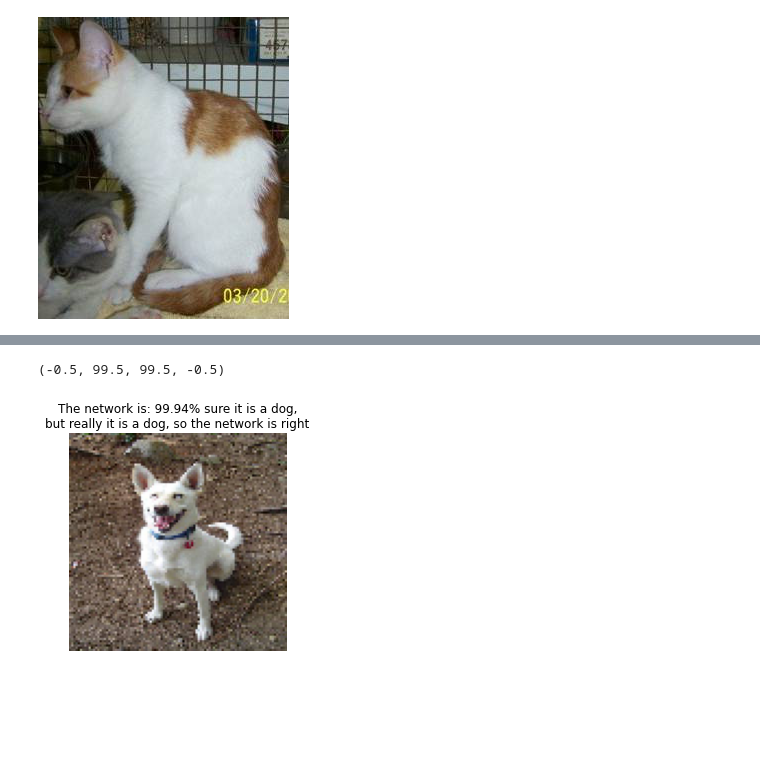
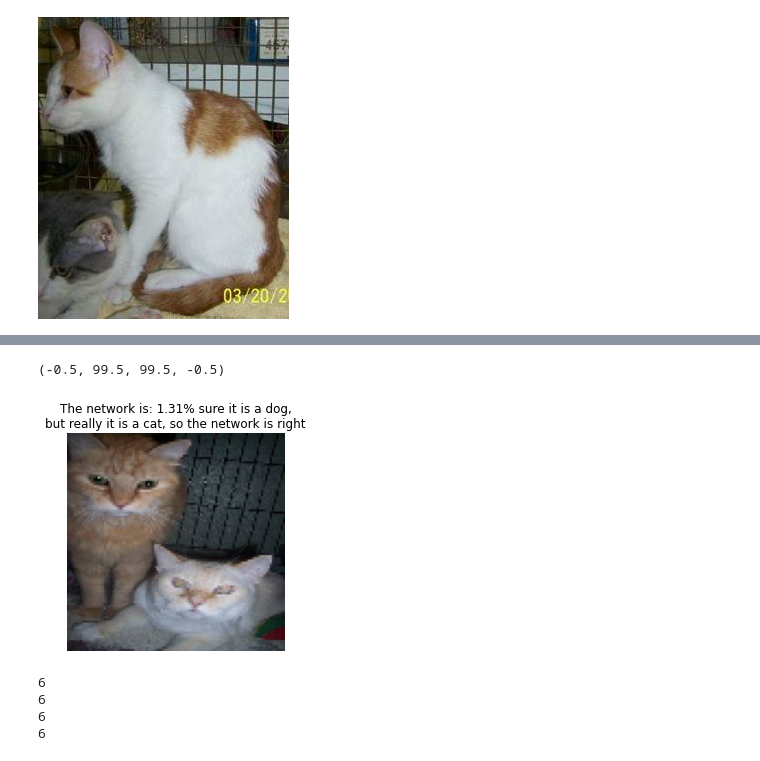
Before and after one commit to Mik3KL0/ML_Python_Proj, a Jupyter notebook: 46341.ipynb, the cells around one changed output, grey strips where cells are left out. Drawn from its saved outputs; the diff is of its cells as text; code cells hidden in the pictures; blank space fills up the shorter version.

```diff
--- a/46341.ipynb
+++ b/46341.ipynb
@@ -54,7 +56,7 @@ def show_rgb_layers(image, subplots_args=dict()):
 # %%
 from imports_for_ML import load_images
 
-x, y = load_images(img_dir, n_images=15000, resize=(100, 100))
+x, y = load_images(img_dir, n_images=20000, resize=(100, 100))
 # %% [output]
 **************************************************
 **************************************************
@@ -166,2 +175,4 @@ _________________________________________________________________
+# %%
+model = keras.models.load_model(r'G:\My Drive\My Uni\Koźmin\Semester_2\Intro_python\Python_Proj\ML_Python_Proj\Michal_Kloska_46341_model')
 # %%
 plt.plot(history.history['accuracy'], label='training')
@@ -210,17 +220,18 @@ test_sample = x_test[:25]
 predictions = model.predict(test_sample)
 true_labels = y_test[:25]
 # %%
-check_idx = 2
+check_idx = 10
+#predictions = model.predict(test_sample[check_idx].reshape(1,100,100,3))
 plt.imshow(test_sample[check_idx] / 255)
 
 text = 'The network is: {:.2f}% sure it is a dog,\nbut really it is a {}, so the network {}'
 correct_response = true_labels[check_idx]
 it_is_really = ['cat', 'dog'][correct_response]
 net_claims = predictions[check_idx, 0]
 is_net_correct = np.abs(net_claims - correct_response) < 0.5
 
 plt.title(text.format(net_claims * 100., it_is_really, ['is wrong', 'is right'][is_net_correct]))
 plt.axis('off')
 # %% [output]
 (-0.5, 99.5, 99.5, -0.5)
-[figure, old version]
+[figure, new version]
@@ -226,0 +251,41 @@ plt.axis('off')
+# %%
+for x in np.nditer(y):
+    z = (test_sample[x]/255)
+    correct_response = true_labels[x]
+    it_is_really = ['cat', 'dog'][correct_response]
+    img_array = img_to_array(z)
+    net_claims = pd.to_numeric(predictions[x,0])
+    if net_claims > 0.5 and it_is_really == 'cat':
+        if len(im_incorr) > 5:
+            pass
+        else:
+            im_incorr.append(z)
+            im_incorr_claim.append(net_claims)
+    elif net_claims > 0.5 and it_is_really == 'dog':
+        if len(im_corr) > 5:
+            pass
+        else:
+            im_corr.append(z)
+            im_corr_claim.append(net_claims)
+    elif net_claims <= 0.5 and it_is_really == 'cat':
+        if len(im_corr) > 5:
+            pass
+        else:
+            im_corr.append(z)
+            im_corr_claim.append(net_claims)
+    elif net_claims <= 0.5 and it_is_really == 'dog':
+        if len(im_incorr) > 5:
+            pass
+        else:
+            im_incorr.append(z)
+            im_incorr_claim.append(net_claims)
+
+print(len(im_corr))
+print(len(im_incorr))
+print(len(im_corr_claim))
+print(len(im_incorr_claim))
+# %% [output]
+6
+6
+6
+6
```
Also changed, not shown: parts of 21 cells of this notebook, 1 other file.
